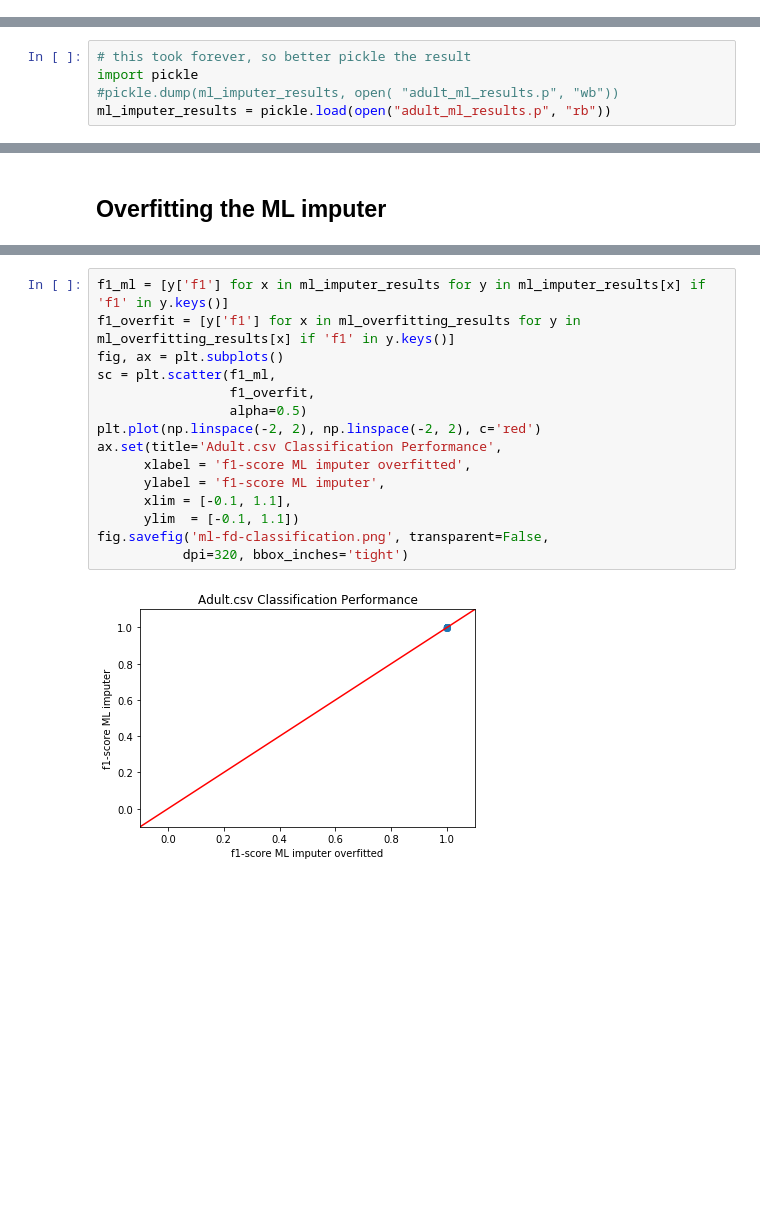
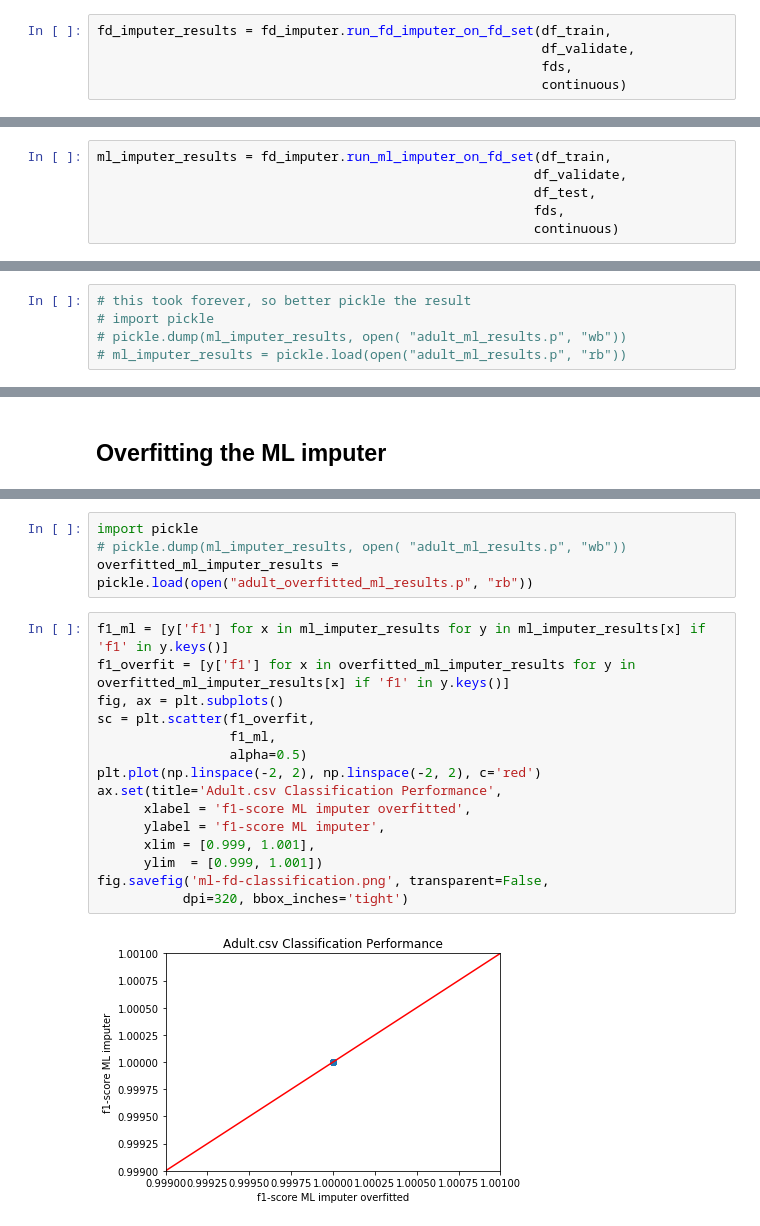
Before and after one commit to felixbiessmann/MLFD, a Jupyter notebook: fd_imputer_analysis.ipynb, the cells around one changed output, grey strips where cells are left out. Saved outputs shown, nothing was run; the diff lists cells and outputs as text; blank space fills up the shorter version.

```diff
--- a/fd_imputer_analysis.ipynb
+++ b/fd_imputer_analysis.ipynb
@@ -45,0 +46,5 @@ Gleiches Ergebnis, wenn ich statt `datawig.utils.random_split()` auf `sklearn.mo
+# %%
+fd_imputer_results = fd_imputer.run_fd_imputer_on_fd_set(df_train,
+                                                         df_validate,
+                                                         fds,
+                                                         continuous)
@@ -326,0 +104,6 @@ KeyboardInterrupt:
+# %%
+ml_imputer_results = fd_imputer.run_ml_imputer_on_fd_set(df_train,
+                                                        df_validate,
+                                                        df_test,
+                                                        fds,
+                                                        continuous)
@@ -327,8 +220,8 @@ KeyboardInterrupt:
 # %%
 # this took forever, so better pickle the result
-import pickle
-#pickle.dump(ml_imputer_results, open( "adult_ml_results.p", "wb"))
-ml_imputer_results = pickle.load(open("adult_ml_results.p", "rb"))
+# import pickle
+# pickle.dump(ml_imputer_results, open( "adult_ml_results.p", "wb"))
+# ml_imputer_results = pickle.load(open("adult_ml_results.p", "rb"))
 # %% [markdown]
 ## Plot f1 scores
 # %%
@@ -541,17 +397,21 @@ for rhs in fds:
+# %%
+import pickle
+# pickle.dump(ml_imputer_results, open( "adult_ml_results.p", "wb"))
+overfitted_ml_imputer_results = pickle.load(open("adult_overfitted_ml_results.p", "rb"))
 # %%
 f1_ml = [y['f1'] for x in ml_imputer_results for y in ml_imputer_results[x] if 'f1' in y.keys()]
-f1_overfit = [y['f1'] for x in ml_overfitting_results for y in ml_overfitting_results[x] if 'f1' in y.keys()]
+f1_overfit = [y['f1'] for x in overfitted_ml_imputer_results for y in overfitted_ml_imputer_results[x] if 'f1' in y.keys()]
 fig, ax = plt.subplots()
-sc = plt.scatter(f1_ml,
-                 f1_overfit,
+sc = plt.scatter(f1_overfit,
+                 f1_ml,
                  alpha=0.5)
 plt.plot(np.linspace(-2, 2), np.linspace(-2, 2), c='red')
 ax.set(title='Adult.csv Classification Performance',
       xlabel = 'f1-score ML imputer overfitted',
       ylabel = 'f1-score ML imputer',
-      xlim = [-0.1, 1.1],
-      ylim  = [-0.1, 1.1])
+      xlim = [0.999, 1.001],
+      ylim  = [0.999, 1.001])
 fig.savefig('ml-fd-classification.png', transparent=False,
            dpi=320, bbox_inches='tight')
 # %% [output]
-[figure, old version]
+[figure, new version]
```
Also changed, not shown: parts of 32 cells of this notebook, 6 other files.
